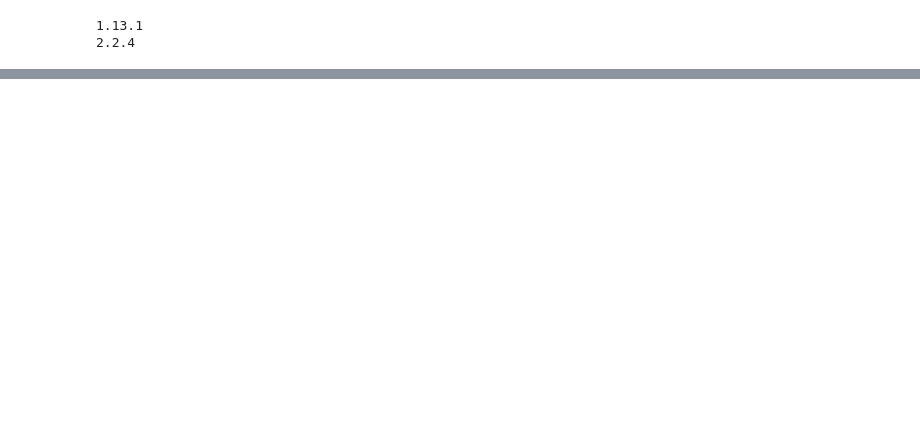
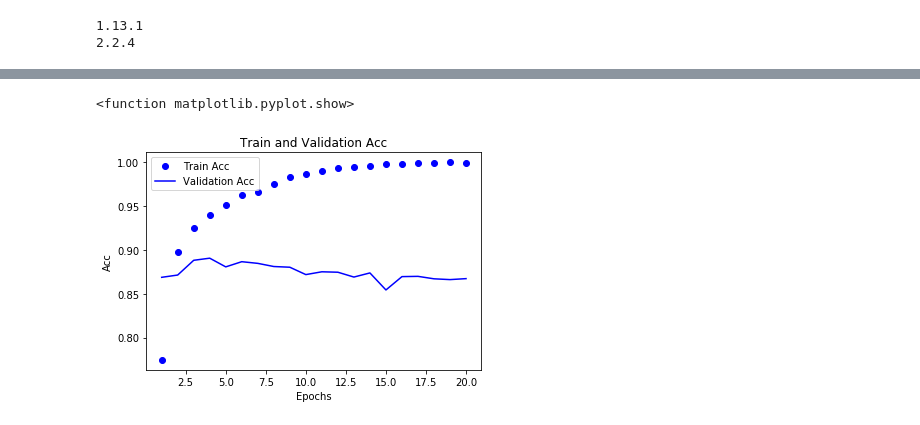
Before and after one commit to sorennelson/Deep_Learning_with_Python, a Jupyter notebook: IMDB_Classification.ipynb, the cells around one changed output, grey strips where cells are left out. Drawn from its saved outputs; the diff is of its cells as text; code cells hidden in the pictures; blank space fills up the shorter version.

```diff
--- a/IMDB_Classification.ipynb
+++ b/IMDB_Classification.ipynb
@@ -13,0 +88,15 @@ print(keras.__version__)
+# %%
+plt.clf()
+acc_vals = hist_dict['binary_accuracy']
+val_acc_vals = hist_dict['val_binary_accuracy']
+
+plt.plot(epochs, hist_dict['binary_accuracy'], 'bo', label="Train Acc")
+plt.plot(epochs, hist_dict['val_binary_accuracy'], 'b', label="Validation Acc")
+plt.title('Train and Validation Acc')
+plt.xlabel('Epochs')
+plt.ylabel('Acc')
+plt.legend()
+plt.show
+# %% [output]
+<function matplotlib.pyplot.show>
+[figure, added]
```
Also changed, not shown: parts of 13 cells of this notebook.
